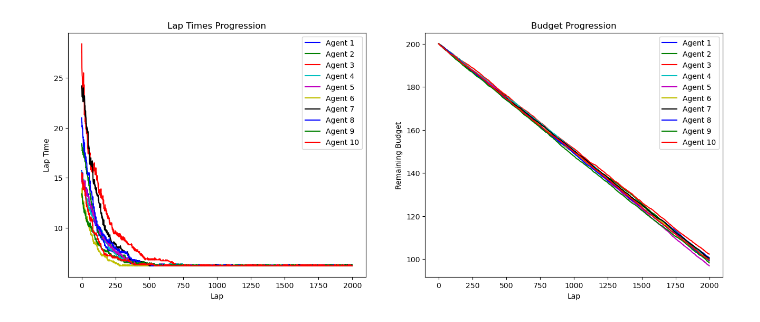
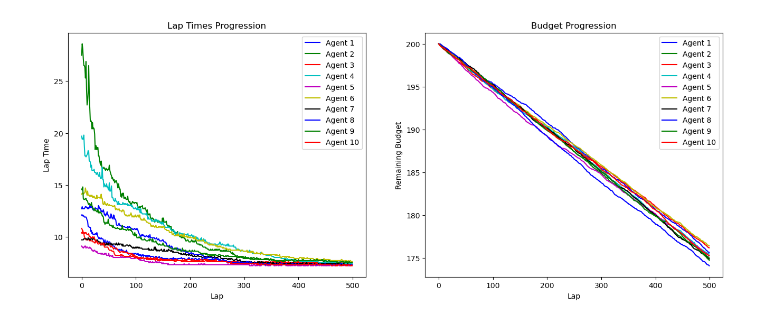
Before and after one commit to gullo97/FormulaAI, a Jupyter notebook: notebook.ipynb, the cells around one changed output. Drawn from its saved outputs; the diff is of its cells as text; code cells hidden in the pictures.

```diff
--- a/notebook.ipynb
+++ b/notebook.ipynb
@@ -191,35 +191,35 @@ def main(num_agents=3, num_laps=10, initial_budget=1.0, live_plotting=True, pret
                 ax4.plot(range(lap + 1), budget_history[:lap+1, i], label=f'Agent {i+1}', color=colors[i % len(colors)])
             ax3.legend()
             ax4.legend()
             ax3.set_title('Lap Times Progression')
             ax4.set_title('Budget Progression')
             ax3.set_xlabel('Lap')
             ax4.set_xlabel('Lap')
             ax3.set_ylabel('Lap Time')
             ax4.set_ylabel('Remaining Budget')
 
     if not live_plotting:
         # Plot the lap times history and budget history only at the end
         fig, axs = plt.subplots(1, 2, figsize=(16, 6))
         for i in range(num_agents):
             axs[0].plot(range(num_laps), lap_times_history[:, i], label=f'Agent {i+1}', color=colors[i % len(colors)])
             axs[1].plot(range(num_laps), budget_history[:, i], label=f'Agent {i+1}', color=colors[i % len(colors)])
         axs[0].legend()
         axs[1].legend()
         axs[0].set_title('Lap Times Progression')
         axs[1].set_title('Budget Progression')
         axs[0].set_xlabel('Lap')
         axs[1].set_xlabel('Lap')
         axs[0].set_ylabel('Lap Time')
         axs[1].set_ylabel('Remaining Budget')
         plt.show()
 
     return lap_times_history, budget_history, agents, track
 
 
-lap_times_history, budget_history, trained_agents, track = main(num_agents=10, num_laps=2000, initial_budget=200.0, live_plotting=False, dt=0.1)
+lap_times_history, budget_history, trained_agents, track = main(num_agents=10, num_laps=500, initial_budget=200.0, live_plotting=False, dt=0.1)
 # %% [output]
-[figure, old version]
+[figure, new version]
 # %%
 main(num_agents=10, num_laps=10, initial_budget=100.0, live_plotting=True, pretrained_agents=trained_agents, track=track, dt=0.6)
 # %% [output]
```
Also changed, not shown: parts of 1 cell of this notebook.
